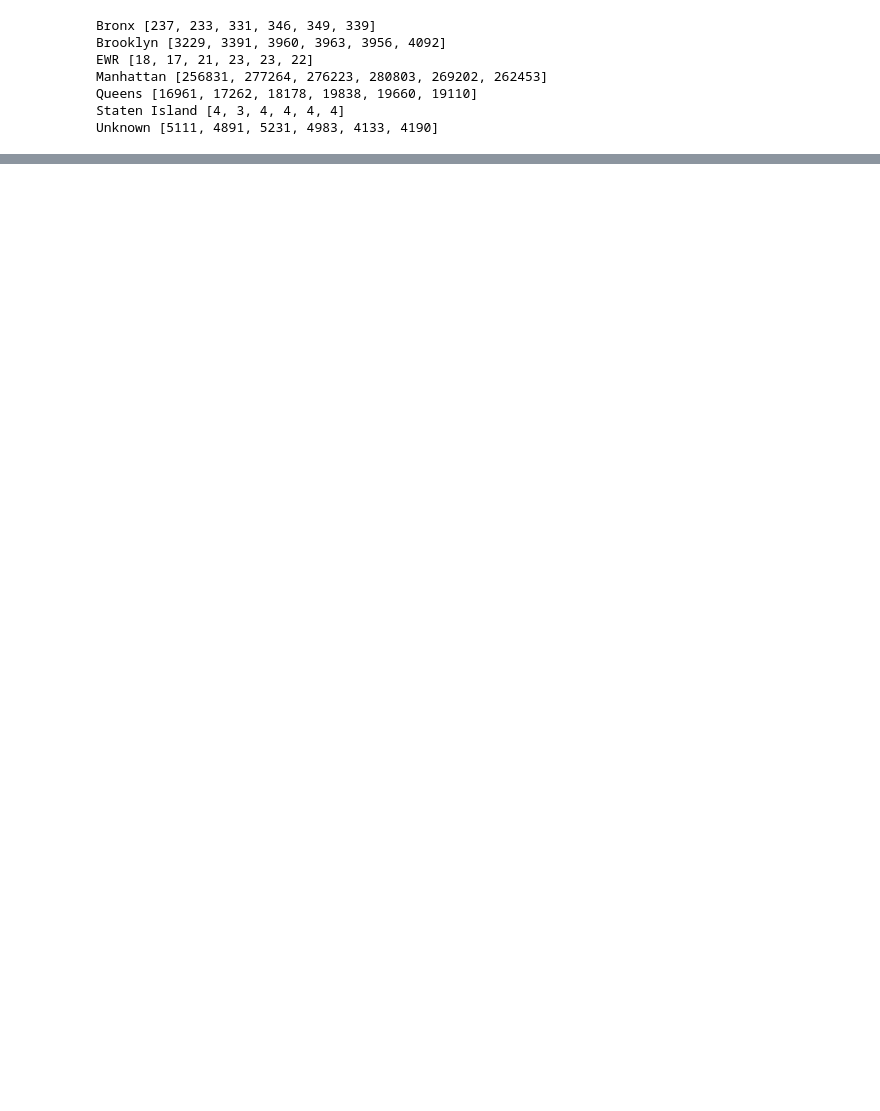
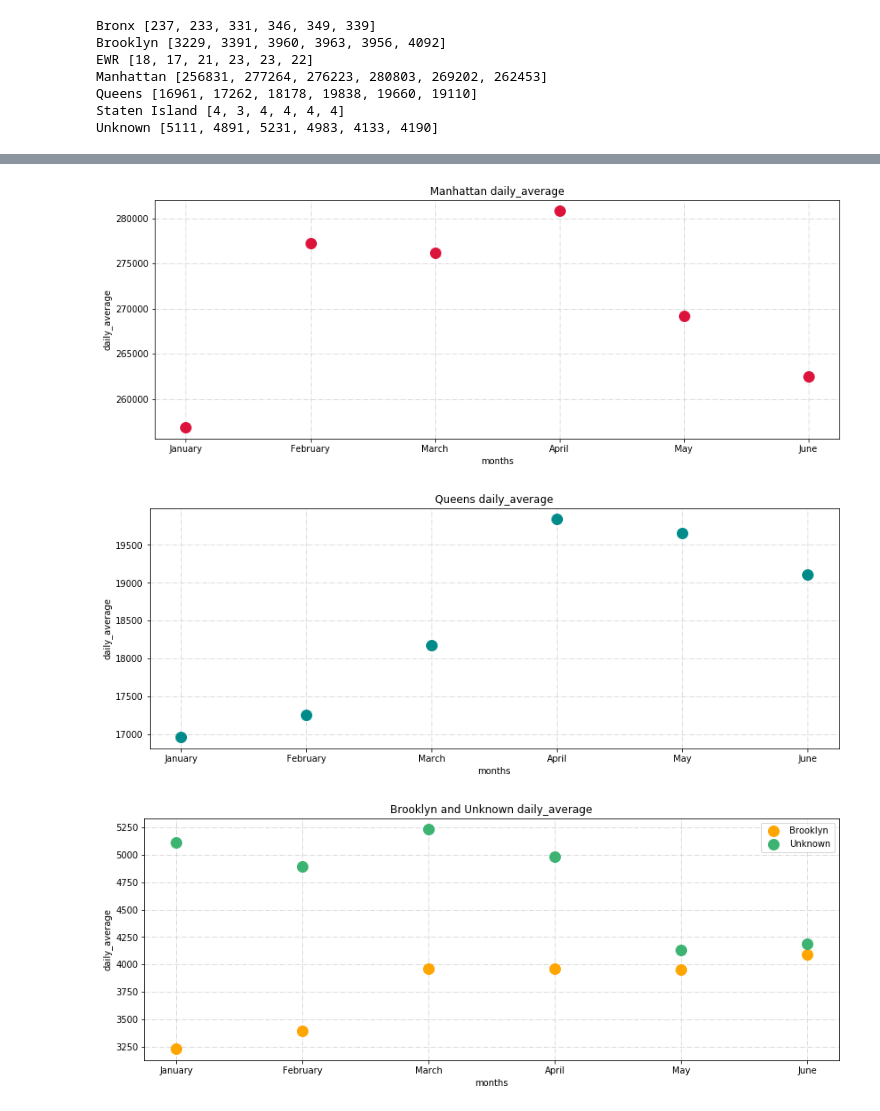
Before and after one commit to dusicastepic/ADMSecondHomework, a Jupyter notebook: RQ1.ipynb, the cells around one changed output, grey strips where cells are left out. Saved outputs shown, nothing was run; the diff lists cells and outputs as text; code cells hidden in the pictures; blank space fills up the shorter version.

```diff
--- a/RQ1.ipynb
+++ b/RQ1.ipynb
@@ -126,6 +147,3 @@ Manhattan [256831, 277264, 276223, 280803, 269202, 262453]
 Queens [16961, 17262, 18178, 19838, 19660, 19110]
 Staten Island [4, 3, 4, 4, 4, 4]
 Unknown [5111, 4891, 5231, 4983, 4133, 4190]
-# %%
-
-months = ['January','February','March','April','May','June']
@@ -148,0 +150,49 @@ for key,value in borough_averages.items():
+# %%
+# Manhattan
+f = plt.figure()
+plt.grid(color = 'lightgray', linestyle='-.')
+plt.plot(months, borough_averages['Manhattan'], 'o', color = 'crimson', markersize = 12)
+#plt.bar(months, borough_averages['Manhattan'])
+plt.xlabel("months")
+plt.ylabel("daily_average")
+plt.title("Manhattan daily_average")
+f.set_figwidth(14)
+f.set_figheight(5)
+
+f = plt.figure()
+plt.grid(color = 'lightgray', linestyle='-.')
+plt.plot(months, borough_averages['Queens'], 'o', color = 'darkcyan', markersize = 12)
+#plt.bar(months, borough_averages['Manhattan'])
+plt.xlabel("months")
+plt.ylabel("daily_average")
+plt.title("Queens daily_average")
+f.set_figwidth(14)
+f.set_figheight(5)
+
+f = plt.figure()
+plt.grid(color = 'lightgray', linestyle='-.')
+plt.plot(months, borough_averages['Brooklyn'], 'o', color = 'orange', markersize = 12, label = 'Brooklyn')
+plt.plot(months, borough_averages['Unknown'], 'o', color = 'mediumseagreen', markersize = 12, label = 'Unknown')
+plt.legend()
+#plt.bar(months, borough_averages['Manhattan'])
+plt.xlabel("months")
+plt.ylabel("daily_average")
+plt.title("Brooklyn and Unknown daily_average")
+f.set_figwidth(14)
+f.set_figheight(5)
+
+f = plt.figure()
+plt.grid(color = 'lightgray', linestyle='-.')
+plt.plot(months, borough_averages['EWR'], 'o', color = 'violet', markersize = 12, label = 'EWR')
+plt.plot(months, borough_averages['Staten Island'], 'o', color = 'coral', markersize = 12, label = 'Staten Island')
+plt.legend()
+#plt.bar(months, borough_averages['Manhattan'])
+plt.xlabel("months")
+plt.ylabel("daily_average")
+plt.title("EWR and Staten Island daily_average")
+f.set_figwidth(14)
+f.set_figheight(5)
+# %% [output]
+[figure, added]
+[figure, added]
+[figure, added]
```
Also changed, not shown: parts of 13 cells of this notebook, 2 other files.
